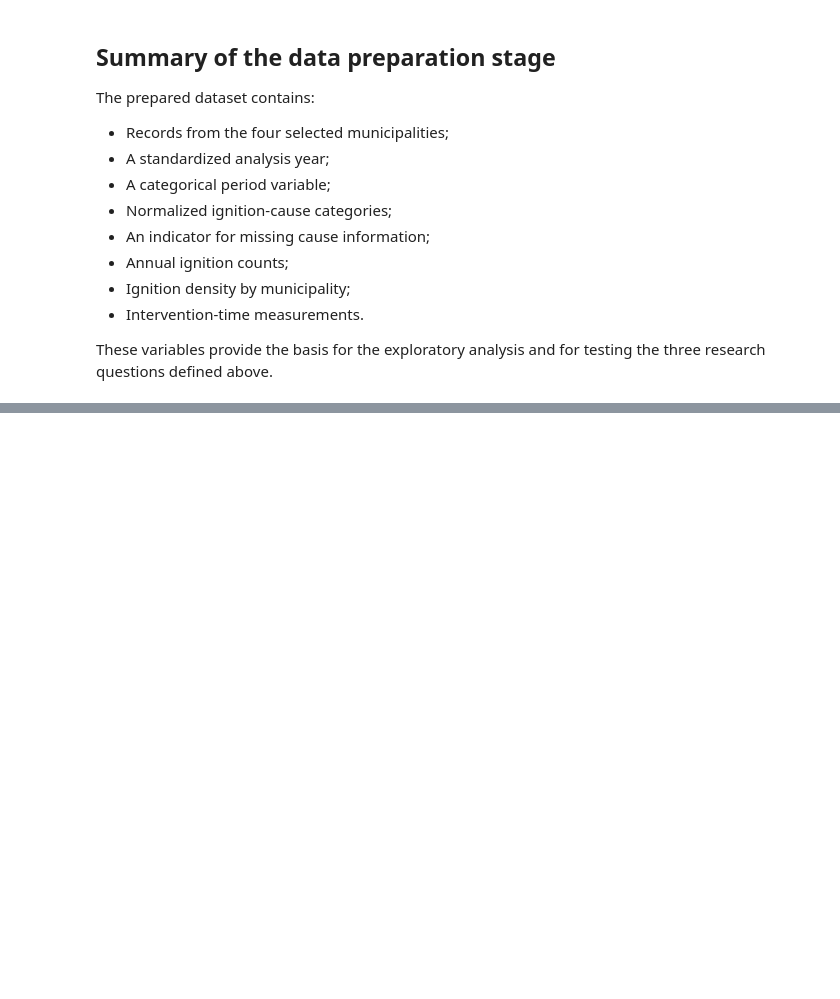
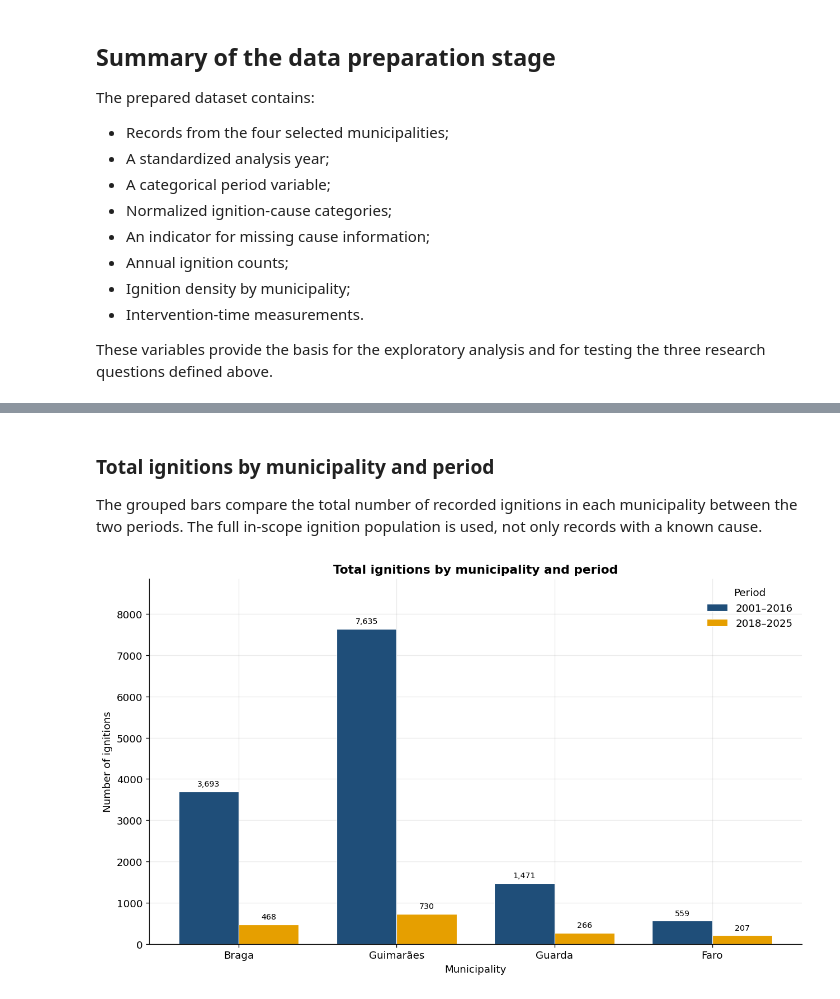
Before and after one commit to Rodrigosoares124/TEAM07-FCED, a Jupyter notebook: 00_scope_definition.ipynb, the cells around one changed output, grey strips where cells are left out. Drawn from its saved outputs; the diff is of its cells as text; code cells hidden in the pictures; blank space fills up the shorter version.

```diff
--- a/00_scope_definition.ipynb
+++ b/00_scope_definition.ipynb
@@ -498,0 +643,72 @@ These variables provide the basis for the exploratory analysis and for testing t
+# %% [markdown]
+### Total ignitions by municipality and period
+
+The grouped bars compare the total number of recorded ignitions in each municipality between the two periods. The full in-scope ignition population is used, not only records with a known cause.
+# %%
+# Count all in-scope ignitions by municipality and comparison period.
+municipality_period_counts = (
+    scoped_data.loc[scoped_data["PERIOD"].isin(COMPARISON_PERIODS)]
+    .groupby(["MUNICIPALITY", "PERIOD"], observed=True)
+    .size()
+    .rename("IGNITIONS")
+    .reindex(
+        pd.MultiIndex.from_product(
+            [MUNICIPALITIES, COMPARISON_PERIODS],
+            names=["MUNICIPALITY", "PERIOD"],
+        ),
+        fill_value=0,
+    )
+    .reset_index()
+)
+
+if set(municipality_period_counts["MUNICIPALITY"]) != set(MUNICIPALITIES):
+    raise ValueError("The municipality summary does not contain all four municipalities.")
+if set(municipality_period_counts["PERIOD"]) != set(COMPARISON_PERIODS):
+    raise ValueError("The municipality summary contains periods outside the comparison.")
+
+municipality_counts = (
+    municipality_period_counts
+    .pivot(index="MUNICIPALITY", columns="PERIOD", values="IGNITIONS")
+    .reindex(index=MUNICIPALITIES, columns=COMPARISON_PERIODS)
+)
+
+fig, ax = plt.subplots(figsize=(10.5, 6.2), constrained_layout=True)
+positions = list(range(len(MUNICIPALITIES)))
+bar_width = 0.38
+max_count = municipality_counts.to_numpy().max()
+
+for i, period in enumerate(COMPARISON_PERIODS):
+    offset = (i - 0.5) * bar_width
+    bar_positions = [position + offset for position in positions]
+    bars = ax.bar(
+        bar_positions,
+        municipality_counts[period],
+        width=bar_width,
+        color=PERIOD_COLORS[period],
+        edgecolor="white",
+        linewidth=0.7,
+        label=PERIOD_LABELS[period],
+    )
+    for bar, value in zip(bars, municipality_counts[period]):
+        ax.text(
+            bar.get_x() + bar.get_width() / 2,
+            bar.get_height() + max_count * 0.012,
+            f"{int(value):,}",
+            ha="center",
+            va="bottom",
+            fontsize=8.5,
+        )
+
+ax.set_xticks(positions)
+ax.set_xticklabels([MUNICIPALITY_LABELS[m] for m in MUNICIPALITIES])
+ax.set_xlabel("Municipality")
+ax.set_ylabel("Number of ignitions")
+ax.set_title("Total ignitions by municipality and period")
+ax.set_ylim(0, max_count * 1.16)
+ax.grid(axis="y", alpha=0.25)
+ax.set_axisbelow(True)
+ax.legend(title="Period", loc="upper right")
+plt.show()
+plt.close(fig)
+# %% [output]
+[figure, added]
```
Also changed, not shown: parts of 65 cells of this notebook, 1 other file.
